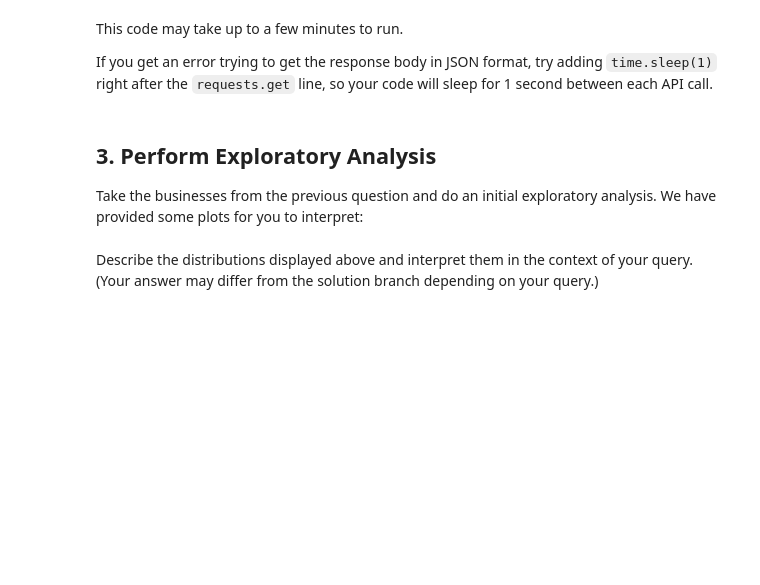
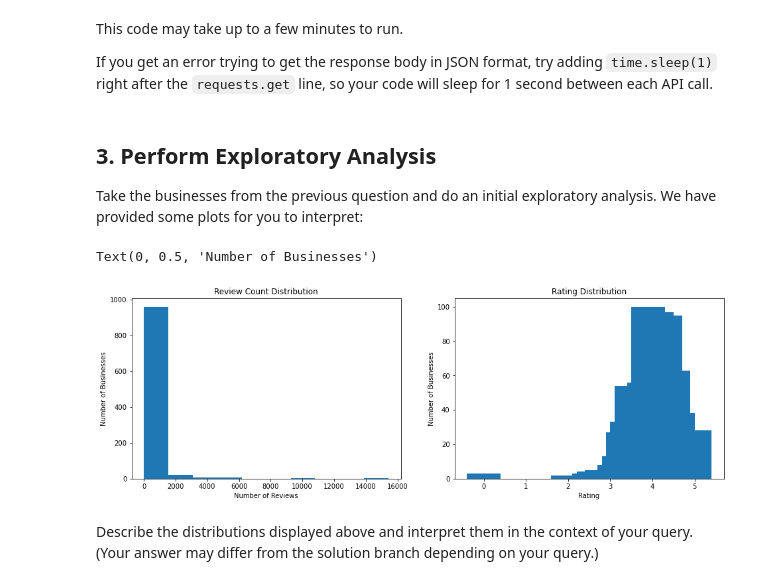
Before and after one commit to simonMakumi/dsc-apis-lab, a Jupyter notebook: index.ipynb, the cells around one changed output. Drawn from its saved outputs; the diff is of its cells as text; code cells hidden in the pictures; blank space fills up the shorter version.

Commit message:
Completed but without prices

```diff
--- a/index.ipynb
+++ b/index.ipynb
@@ -70,6 +70,12 @@ import requests
 # Get this from the "Manage App" page. Make sure you set them
 # back to None before pushing this to GitHub, since otherwise
 # your credentials will be compromised
+import json
+
+def get_keys(file_path):
+    with open(file_path, 'r') as file:
+        keys = json.load(file)
+    return keys
 
 keys = get_keys("C:/Users/HP/.secret/yelp_api.json")
 api_key = keys['api_key']
@@ -240,7 +245,7 @@ response_json["total"]
 In the cell below, assign the variable `total` to either the value shown above (if it is less than 1000), or 1000.
 # %%
 # Replace None with appropriate code
-total = None
+total = 1000
 # %% [markdown]
 ### Calculating the Offsets
 
@@ -268,7 +273,8 @@ def get_offsets(total):
     Get a list of offsets needed to get all pages
     of data up until the total
     """
-    None
+    limit = 50
+    return [offset for offset in range(0, total, limit)]
 # %% [markdown]
 Check that your function works below:
 # %%
@@ -301,27 +309,27 @@ In the cell below, write code that:
 # Replace None with appropriate code
 
 # Create an empty list for the full prepared dataset
-full_dataset = None
+full_dataset = []
 
 for offset in get_offsets(total):
     # Add or update the "offset" key-value pair in url_params
-    None
+    url_params["offset"] = offset
 
     # Make the query and get the response
     response = requests.get(url, headers=headers, params=url_params)
 
     # Get the response body in JSON format
-    response_json = None
+    response_json = response.json()
 
     # Get the list of businesses from the response_json
-    businesses = None
+    businesses = response_json.get('businesses', [])
 
     # Call the prepare_data function to get a list of processed data
-    prepared_businesses = None
+    prepared_businesses = prepare_data(businesses)
 
     # Extend full_dataset with this list (don't append, or you'll get
     # a list of lists instead of a flat list)
-    None
+    full_dataset.extend(prepared_businesses)
 
 # Check the length of the full dataset. It will be up to `total`,
 # potentially less if there were missing values
@@ -337,35 +347,38 @@ Take the businesses from the previous question and do an initial exploratory ana
 # %%
 # Run this cell without changes
 from collections import Counter
 import matplotlib.pyplot as plt
 %matplotlib inline
 
-fig, (ax1, ax2, ax3) = plt.subplots(ncols=3, figsize=(16, 5))
+fig, (ax1, ax2) = plt.subplots(ncols=2, figsize=(16, 5))
 
 # Plot distribution of number of reviews
 all_review_counts = [x["review_count"] for x in full_dataset]
 ax1.hist(all_review_counts)
 ax1.set_title("Review Count Distribution")
 ax1.set_xlabel("Number of Reviews")
 ax1.set_ylabel("Number of Businesses")
 
 # Plot rating distribution
 all_ratings = [x["rating"] for x in full_dataset]
 rating_counter = Counter(all_ratings)
 rating_keys = sorted(rating_counter.keys())
 ax2.bar(rating_keys, [rating_counter[key] for key in rating_keys])
 ax2.set_title("Rating Distribution")
 ax2.set_xlabel("Rating")
 ax2.set_ylabel("Number of Businesses")
 
-# Plot price distribution
-all_prices = [x["price"].replace("$", r"\$") for x in full_dataset]
-price_counter = Counter(all_prices)
-price_keys = sorted(price_counter.keys())
-ax3.bar(price_keys, [price_counter[key] for key in price_keys])
-ax3.set_title("Price Distribution")
-ax3.set_xlabel("Price Category")
-ax3.set_ylabel("Number of Businesses");
+# # Plot price distribution
+# all_prices = [x["price"].replace("$", r"\$") for x in full_dataset]
+# price_counter = Counter(all_prices)
+# price_keys = sorted(price_counter.keys())
+# ax3.bar(price_keys, [price_counter[key] for key in price_keys])
+# ax3.set_title("Price Distribution")
+# ax3.set_xlabel("Price Category")
+# ax3.set_ylabel("Number of Businesses");
+# %% [output]
+Text(0, 0.5, 'Number of Businesses')
+[figure, added]
 # %% [markdown]
 Describe the distributions displayed above and interpret them in the context of your query. (Your answer may differ from the solution branch depending on your query.)
 # %%
```
Also changed, not shown: parts of 9 cells of this notebook.
